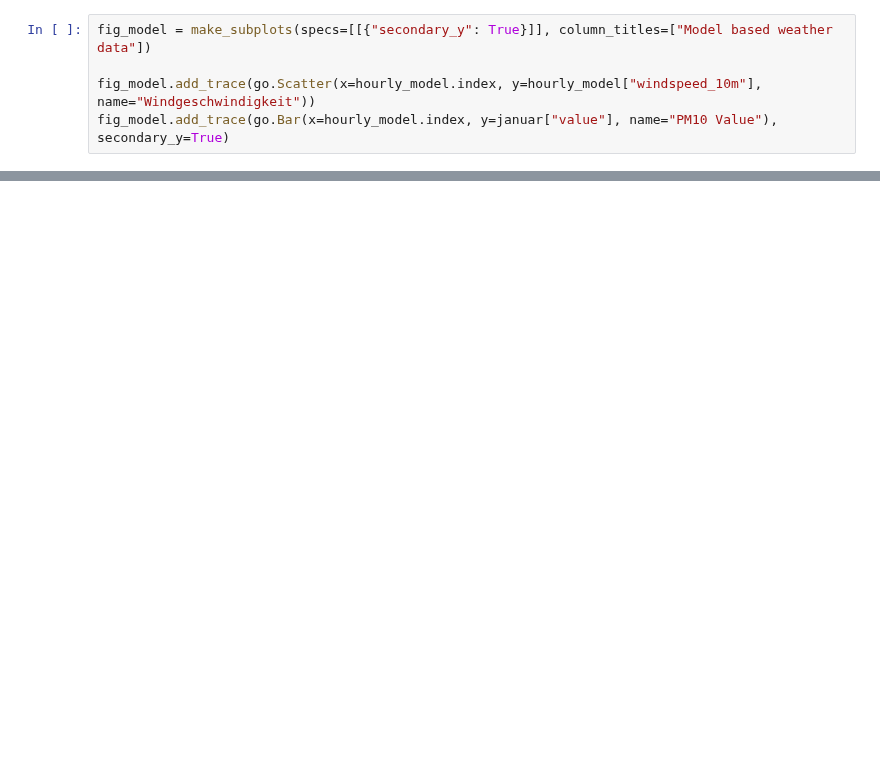
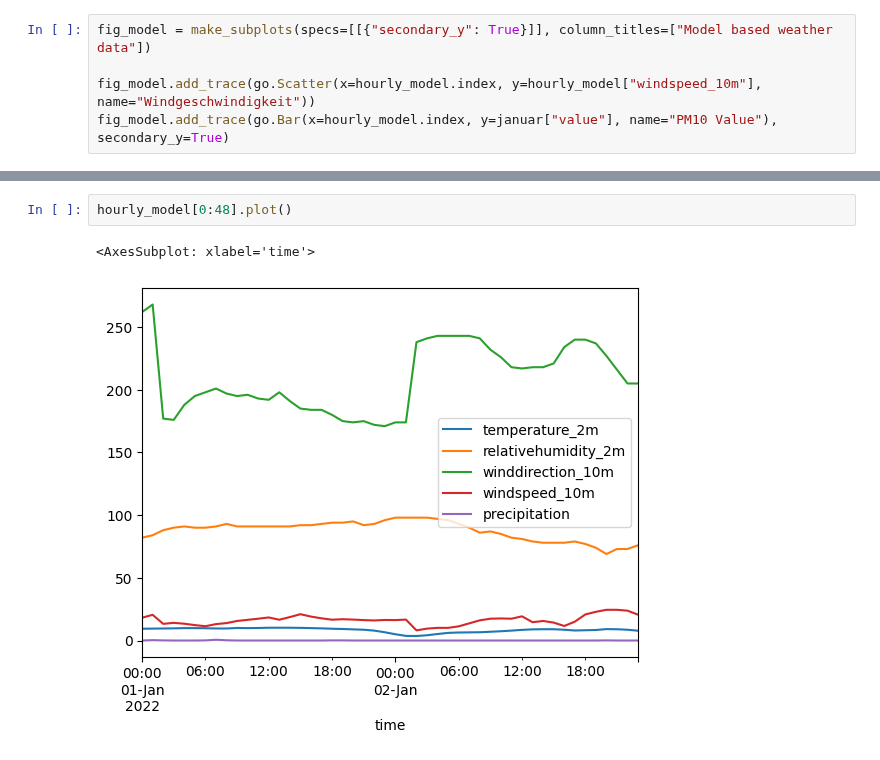
Before and after one commit to TheisNiklas/particulate-matter-prediction, a Jupyter notebook: src/weatherdata/weather_data_lineplots.ipynb, the cells around one changed output, grey strips where cells are left out. Saved outputs shown, nothing was run; the diff lists cells and outputs as text; blank space fills up the shorter version.

```diff
--- a/src/weatherdata/weather_data_lineplots.ipynb
+++ b/src/weatherdata/weather_data_lineplots.ipynb
@@ -123,0 +143,5 @@ fig_model.add_trace(go.Scatter(x=hourly_model.index, y=januar["value"], name="PM
+# %%
+hourly_model[0:48].plot()
+# %% [output]
+<AxesSubplot: xlabel='time'>
+[figure, added]
```
Also changed, not shown: parts of 10 cells of this notebook, 1 other file.
